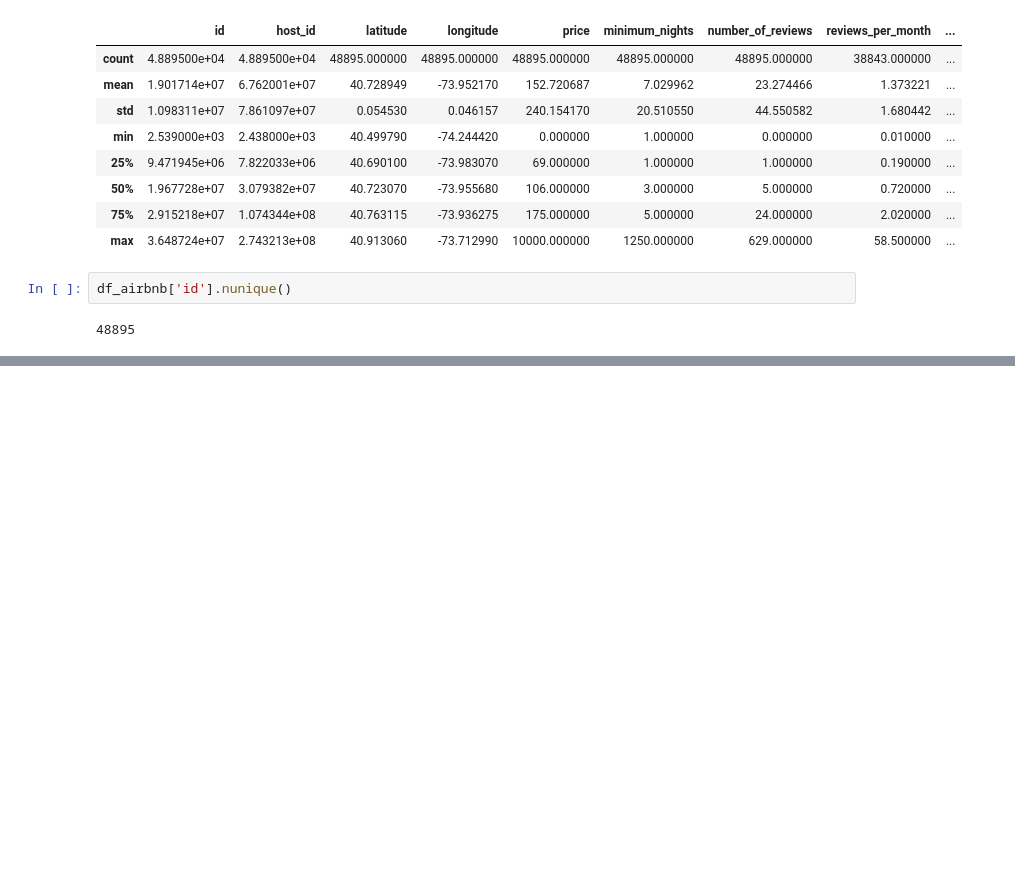
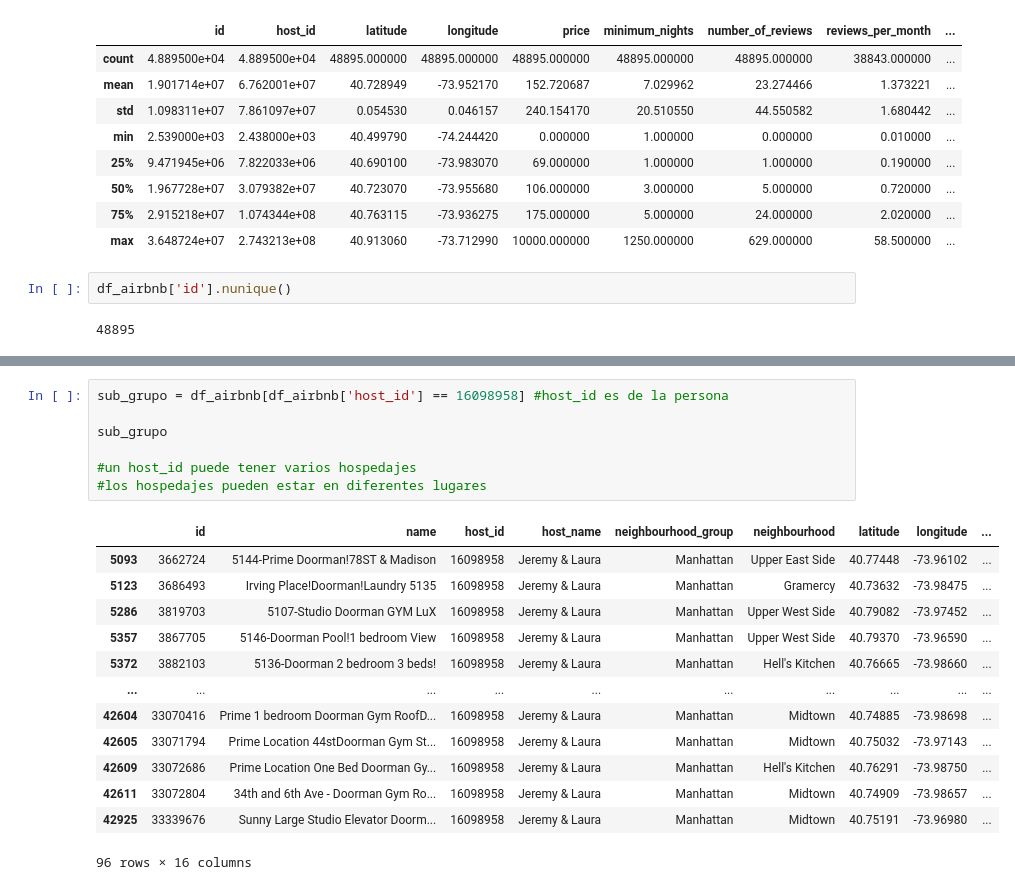
Before and after one commit to andreaj-it/machine-learning-python-template, a Jupyter notebook: src/explore.ipynb, the cells around one changed output, grey strips where cells are left out. Saved outputs shown, nothing was run; the diff lists cells and outputs as text; blank space fills up the shorter version.

```diff
--- a/src/explore.ipynb
+++ b/src/explore.ipynb
@@ -99,0 +140,21 @@ shape  (48895, 16)
+# %%
+sub_grupo = df_airbnb[df_airbnb['host_id'] == 16098958] #host_id es de la persona
+
+sub_grupo
+
+#un host_id puede tener varios hospedajes
+#los hospedajes pueden estar en diferentes lugares
+# %% [output]
+|  | id | name | host_id | host_name | neighbourhood_group | neighbourhood | latitude | longitude | ... |
+| 5093 | 3662724 | 5144-Prime Doorman!78ST & Madison | 16098958 | Jeremy & Laura | Manhattan | Upper East Side | 40.77448 | -73.96102 | ... |
+| 5123 | 3686493 | Irving Place!Doorman!Laundry 5135 | 16098958 | Jeremy & Laura | Manhattan | Gramercy | 40.73632 | -73.98475 | ... |
+| 5286 | 3819703 | 5107-Studio Doorman GYM LuX | 16098958 | Jeremy & Laura | Manhattan | Upper West Side | 40.79082 | -73.97452 | ... |
+| 5357 | 3867705 | 5146-Doorman Pool!1 bedroom View | 16098958 | Jeremy & Laura | Manhattan | Upper West Side | 40.79370 | -73.96590 | ... |
+| 5372 | 3882103 | 5136-Doorman 2 bedroom 3 beds! | 16098958 | Jeremy & Laura | Manhattan | Hell's Kitchen | 40.76665 | -73.98660 | ... |
+| ... | ... | ... | ... | ... | ... | ... | ... | ... | ... |
+| 42604 | 33070416 | Prime 1 bedroom Doorman Gym RoofD... | 16098958 | Jeremy & Laura | Manhattan | Midtown | 40.74885 | -73.98698 | ... |
+| 42605 | 33071794 | Prime Location 44stDoorman Gym St... | 16098958 | Jeremy & Laura | Manhattan | Midtown | 40.75032 | -73.97143 | ... |
+| 42609 | 33072686 | Prime Location One Bed Doorman Gy... | 16098958 | Jeremy & Laura | Manhattan | Hell's Kitchen | 40.76291 | -73.98750 | ... |
+| 42611 | 33072804 | 34th and 6th Ave - Doorman Gym Ro... | 16098958 | Jeremy & Laura | Manhattan | Midtown | 40.74909 | -73.98657 | ... |
+| 42925 | 33339676 | Sunny Large Studio Elevator Doorm... | 16098958 | Jeremy & Laura | Manhattan | Midtown | 40.75191 | -73.96980 | ... |
+96 rows × 16 columns
```
Also changed, not shown: parts of 15 cells of this notebook, 2 other files.
